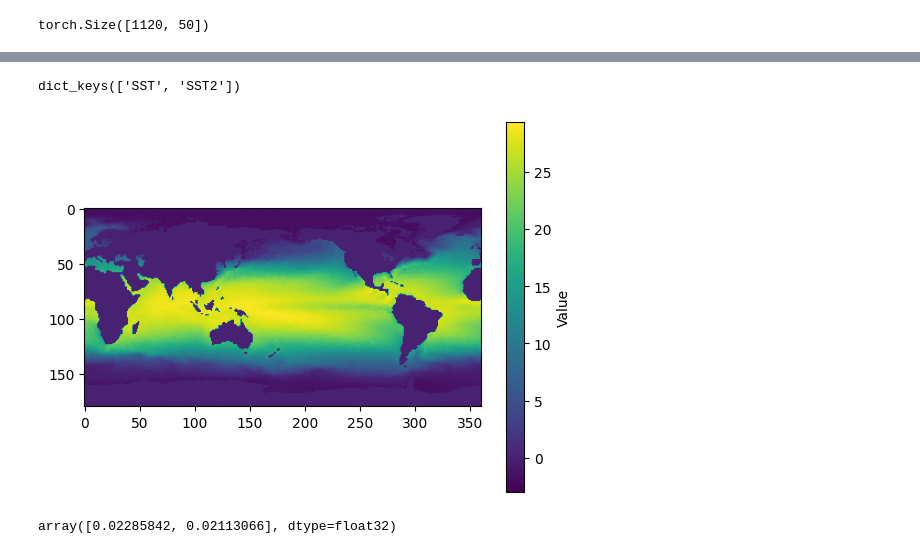
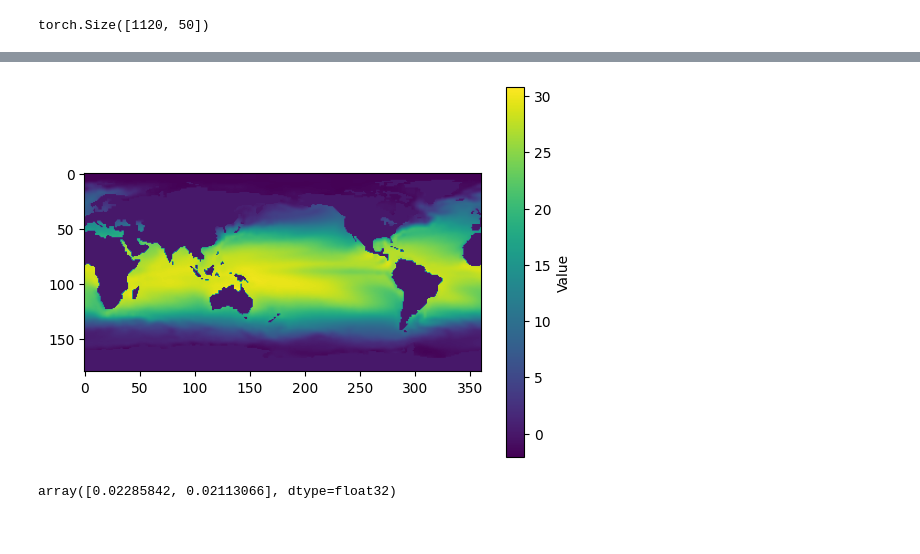
Before and after one commit to pyshred-dev/pyshred, a Jupyter notebook: pyshred/sst.ipynb, the cells around one changed output, grey strips where cells are left out. Drawn from its saved outputs; the diff is of its cells as text; code cells hidden in the pictures.

```diff
--- a/pyshred/sst.ipynb
+++ b/pyshred/sst.ipynb
@@ -85,9 +100,11 @@ manager.sensor_measurements_df
 1400 rows × 50 columns
 # %%
 from pyshred.models import sindy_shred
+from pyshred.latent_forecaster_models.sindy import SINDy_Forecaster
 
-dyn = SINDyDynamics(poly_order=1, include_sine=True, dt=1/52)
-shred = sindy_shred.SINDy_SHRED(sequence_model="Transformer", decoder_model="UNET", dynamics=dyn)
+# dyn = SINDyDynamics(poly_order=1, include_sine=True, dt=1/52)
+latent_forecaster = SINDy_Forecaster(poly_order=1, include_sine=True, dt=1/5)
+shred = sindy_shred.SINDy_SHRED(sequence_model="GRU", decoder_model="SDN", latent_forecaster=latent_forecaster)
 # %%
 val_errors = shred.fit(train_dataset=datasets[0], val_dataset=datasets[1], num_epochs=2, thres_epoch=20, sindy_regularization=1)
 # %% [output]
@@ -105,5 +128,6 @@ manager.val_sensor_measurements.shape
 # %%
 engine = SHREDEngine(manager, shred)
 latent = engine.sensor_to_latent(manager.val_sensor_measurements)
-recon = engine.decode(latents = latent)
-recon
+latent = latent[-1]
+# recon = engine.decode(latents = latent)
+# recon
@@ -128,14 +134,14 @@ recon
-# %%
-recon['SST2']
-# %% [output]
-dict_keys(['SST', 'SST2'])
+# %%
+forecasted_latents = engine.forecast_latent(200, latent)
+# %%
+forecasted_recon = engine.decode(forecasted_latents)
 # %%
 plt.figure()
-plt.imshow(recon['SST'][0])
+plt.imshow(forecasted_recon['SST'][0])
 plt.colorbar(label="Value")
 plt.show()
 # %% [output]
-[figure, old version]
+[figure, new version]
 # %%
 val_errors
 # %% [output]
```
Also changed, not shown: parts of 7 cells of this notebook, 3 other files.
